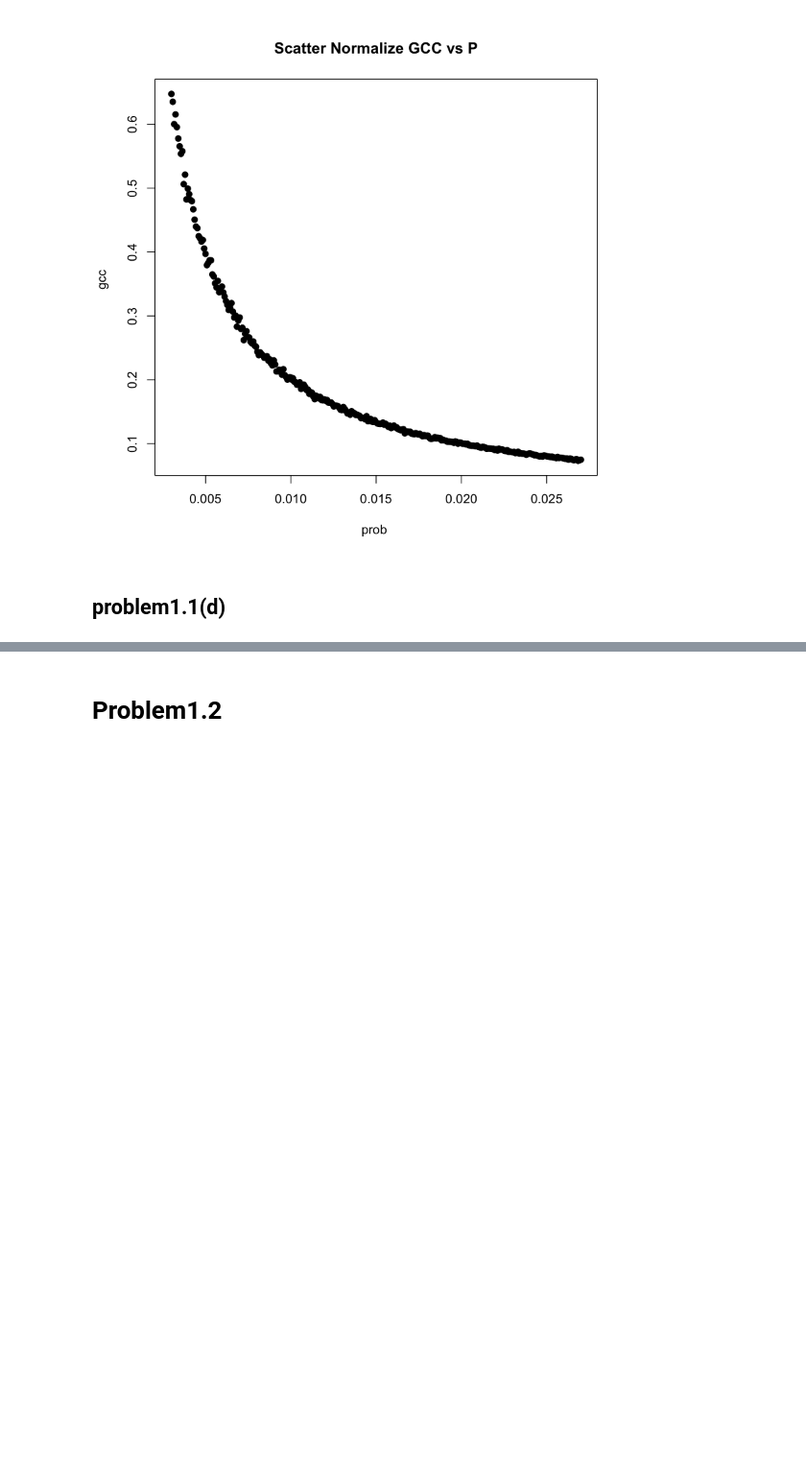
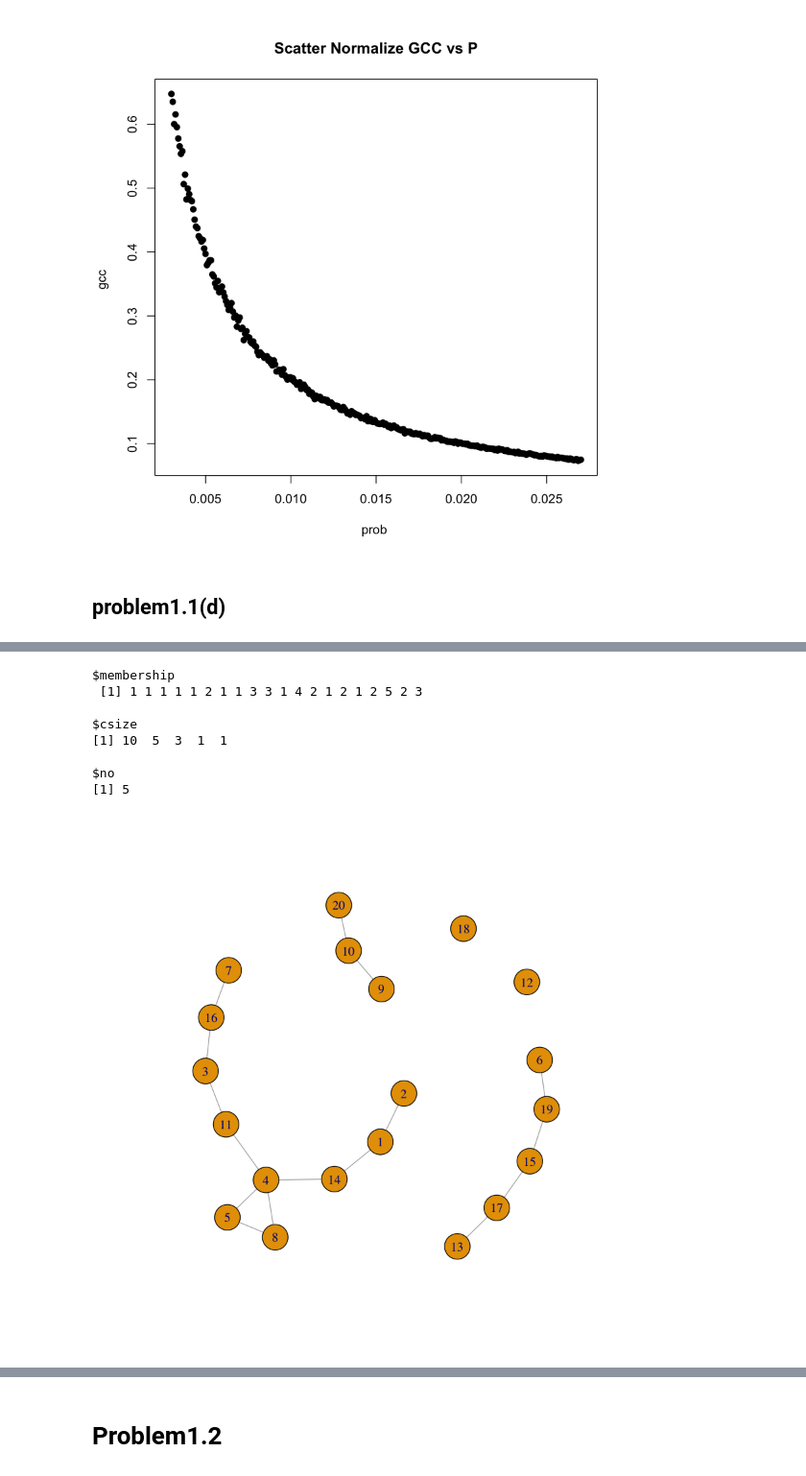
Before and after one commit to Jinxiatucla/232E, a Jupyter notebook: Project1/problem1.ipynb, the cells around one changed output, grey strips where cells are left out. Shown at 96% size. Saved outputs shown, nothing was run; the diff lists cells and outputs as text; code cells hidden in the pictures; blank space fills up the shorter version.

```diff
--- a/Project1/problem1.ipynb
+++ b/Project1/problem1.ipynb
@@ -74,2 +78,18 @@ plot(n,exp_gcc,type='l')
+# %%
+g <- erdos.renyi.game(20, 0.1, directed=F)
+clu <- components(g)
+print(clu)
+exp_gcc[i] <- max(clu$csize)
+plot(g)
+# %% [output]
+$membership
+ [1] 1 1 1 1 1 2 1 1 3 3 1 4 2 1 2 1 2 5 2 3
+
+$csize
+[1] 10  5  3  1  1
+
+$no
+[1] 5
+[figure, added]
 # %%
 exp_gcc <- c()
```
Also changed, not shown: parts of 3 cells of this notebook.
